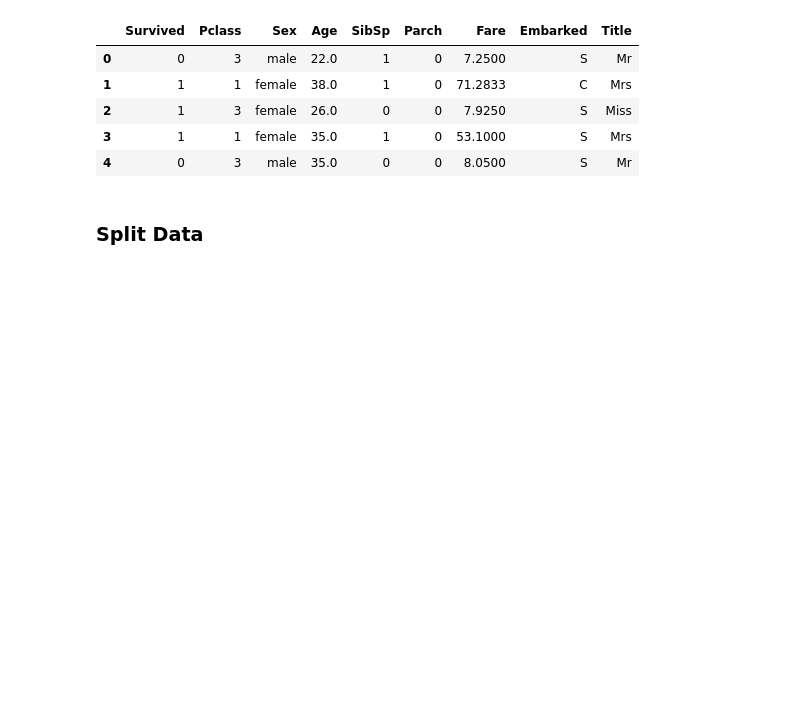
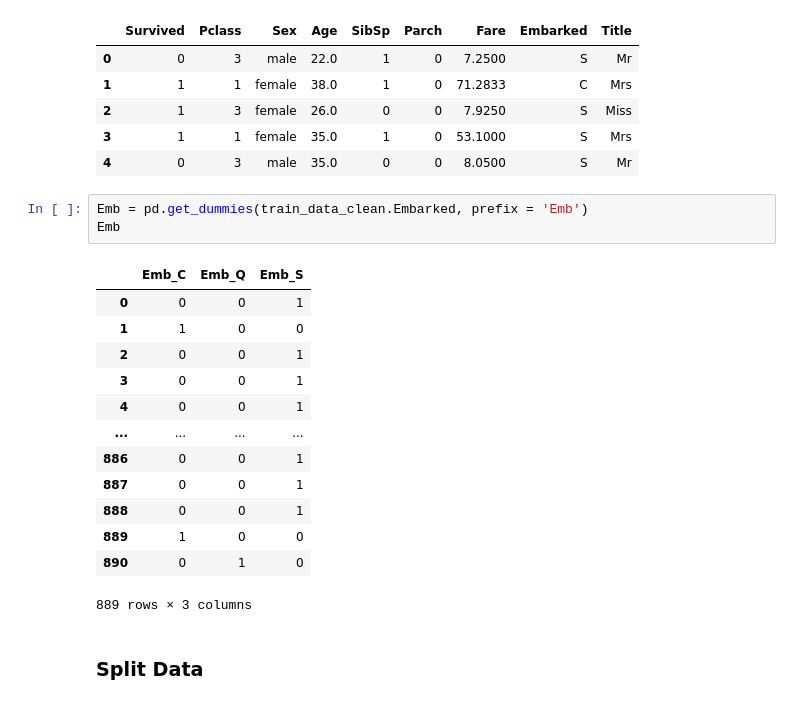
Before and after one commit to mikheevsm/titanic, a Jupyter notebook: titanic_model.ipynb, the cells around one changed output. Cells and saved outputs as stored; diff of their text form; blank space fills up the shorter version.

```diff
--- a/titanic_model.ipynb
+++ b/titanic_model.ipynb
@@ -333,6 +421,23 @@ train_data_clean.head()
 | 2 | 1 | 3 | female | 26.0 | 0 | 0 | 7.9250 | S | Miss |
 | 3 | 1 | 1 | female | 35.0 | 1 | 0 | 53.1000 | S | Mrs |
 | 4 | 0 | 3 | male | 35.0 | 0 | 0 | 8.0500 | S | Mr |
+# %%
+Emb = pd.get_dummies(train_data_clean.Embarked, prefix = 'Emb')
+Emb
+# %% [output]
+|  | Emb_C | Emb_Q | Emb_S |
+| 0 | 0 | 0 | 1 |
+| 1 | 1 | 0 | 0 |
+| 2 | 0 | 0 | 1 |
+| 3 | 0 | 0 | 1 |
+| 4 | 0 | 0 | 1 |
+| ... | ... | ... | ... |
+| 886 | 0 | 0 | 1 |
+| 887 | 0 | 0 | 1 |
+| 888 | 0 | 0 | 1 |
+| 889 | 1 | 0 | 0 |
+| 890 | 0 | 1 | 0 |
+889 rows × 3 columns
 # %% [markdown]
 ### Split Data
 # %%
```
Also changed, not shown: parts of 61 cells of this notebook.
